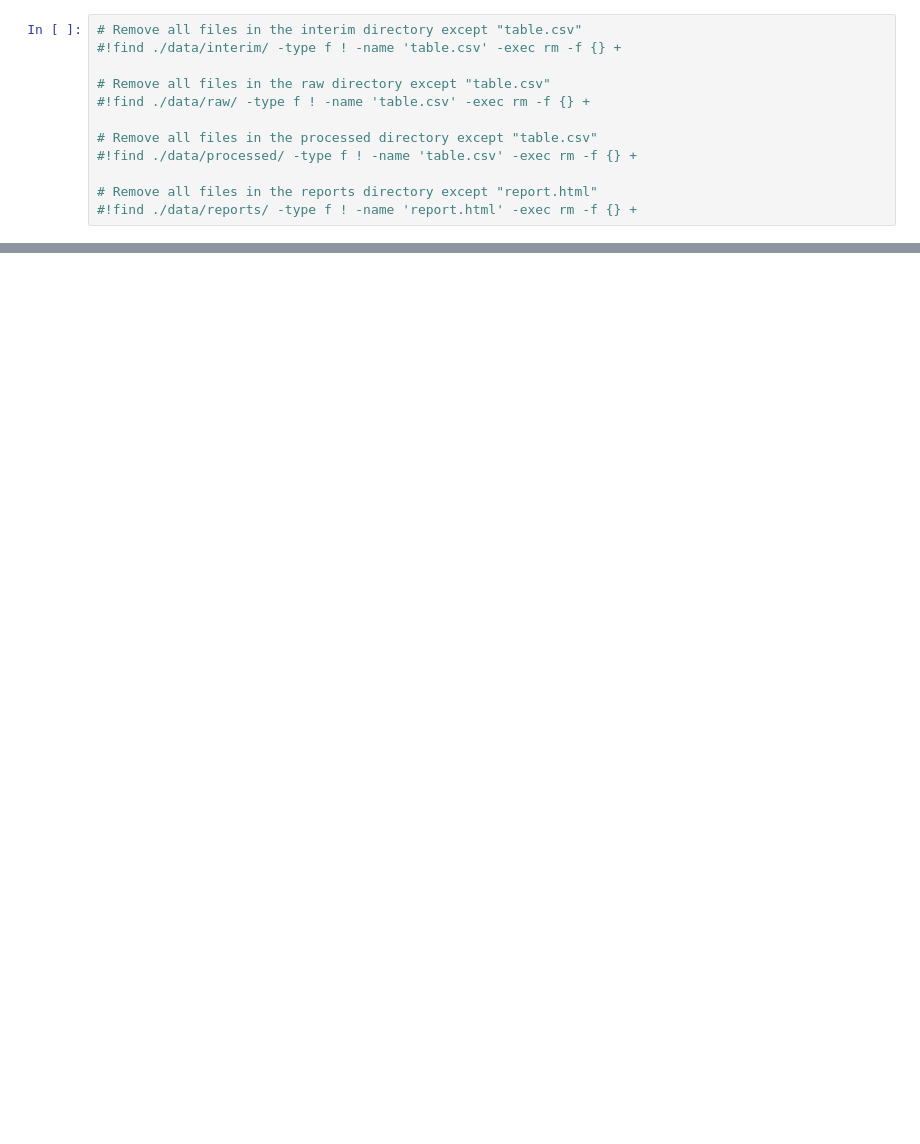
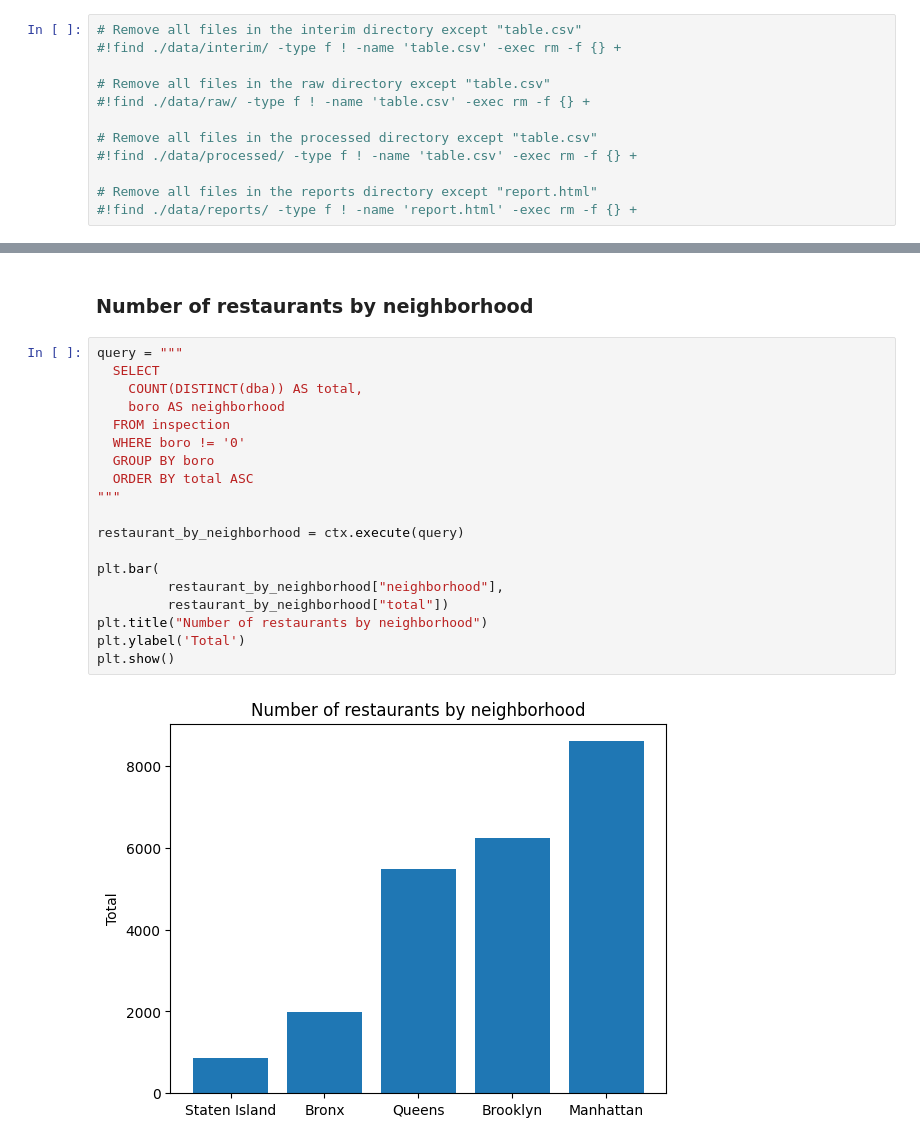
Before and after one commit to mathewsrc/ETL-Chicago-Cafe-Permits, a Jupyter notebook: notebooks/gov_etl.ipynb, the cells around one changed output, grey strips where cells are left out. Saved outputs shown, nothing was run; the diff lists cells and outputs as text; blank space fills up the shorter version.

```diff
--- a/notebooks/gov_etl.ipynb
+++ b/notebooks/gov_etl.ipynb
@@ -745,0 +834,23 @@ https://data.lacity.org/
+# %% [markdown]
+### Number of restaurants by neighborhood
+# %%
+query = """
+  SELECT
+    COUNT(DISTINCT(dba)) AS total,
+    boro AS neighborhood
+  FROM inspection
+  WHERE boro != '0'
+  GROUP BY boro
+  ORDER BY total ASC
+"""
+
+restaurant_by_neighborhood = ctx.execute(query)
+
+plt.bar(
+         restaurant_by_neighborhood["neighborhood"],
+         restaurant_by_neighborhood["total"])
+plt.title("Number of restaurants by neighborhood")
+plt.ylabel('Total')
+plt.show()
+# %% [output]
+[figure, added]
```
Also changed, not shown: parts of 46 cells of this notebook.
